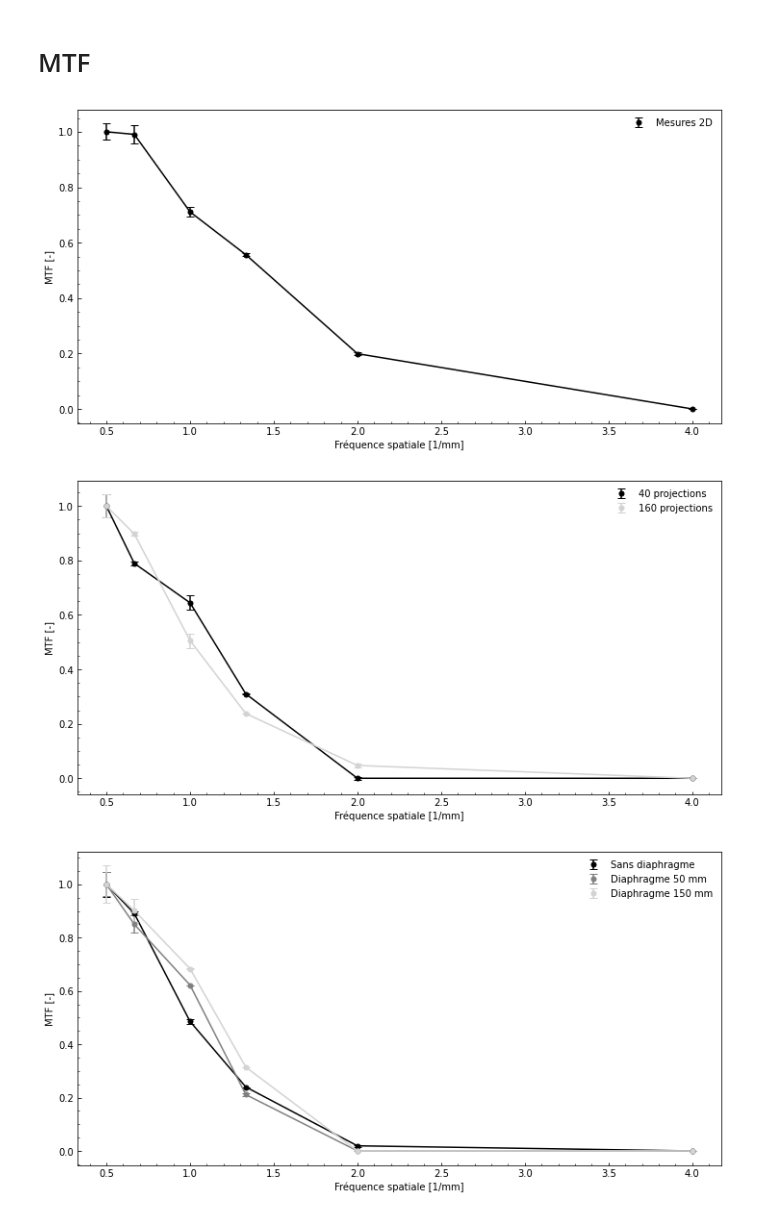
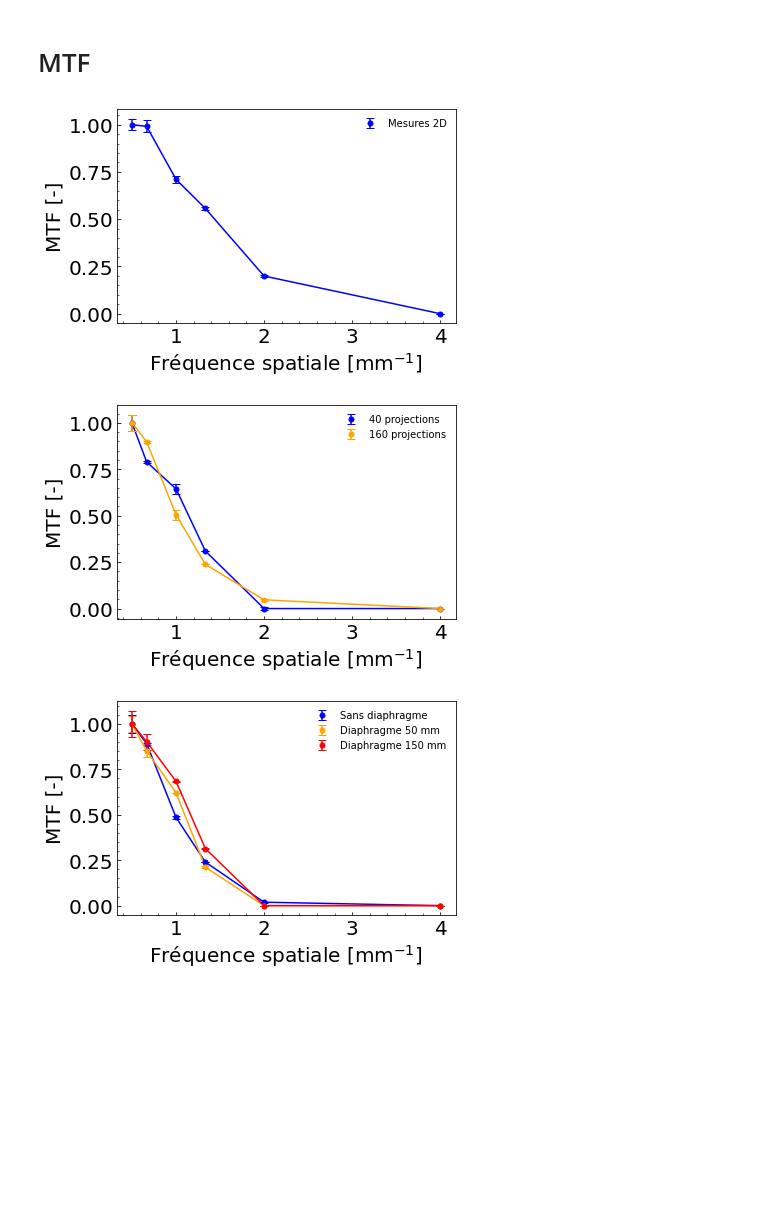
Before and after one commit to felixantoine1/labV_projet, a Jupyter notebook: analyse_partie4.ipynb, the cells around one changed output. Drawn from its saved outputs; the diff is of its cells as text; code cells hidden in the pictures; blank space fills up the shorter version.

```diff
--- a/analyse_partie4.ipynb
+++ b/analyse_partie4.ipynb
@@ -528,56 +528,53 @@ figure_plot_p4(partie4_3d_320_200_y)
 # %%
 x_scale = [1/2, 1/1.5, 1 ,1/0.75,1/0.50,1/0.25]
 # %%
-
-mpl.figure(figsize=(12,6))
-mpl.errorbar(x_scale, mtfs_partie4_2d_y, yerr=std_mts_partie4_2d_y, color="k", fmt='o', capsize=4, markersize=5, linestyle='', label='Mesures 2D')
-mpl.plot(x_scale, mtfs_partie4_2d_y,color="k")
-mpl.ylabel("MTF [-]")
-mpl.xlabel("Fréquence spatiale [1/mm]")
+mpl.errorbar(x_scale, mtfs_partie4_2d_y, yerr=std_mts_partie4_2d_y, color="blue",fmt='o', capsize=4, markersize=5, linestyle='', label='Mesures 2D')
+mpl.plot(x_scale, mtfs_partie4_2d_y, color="blue")
+mpl.ylabel("MTF [-]", fontsize=20)
+mpl.xlabel("Fréquence spatiale [mm$^{-1}$]", fontsize=20)
 mpl.legend(frameon=False)
-mpl.tick_params(axis='both', which='both', direction='in')
+mpl.tick_params(axis='both', which='both', direction='in', labelsize=20)
 mpl.minorticks_on()
+mpl.tight_layout()
 
 mpl.show()
 # %% [output]
-[figure, old version]
+[figure, new version]
 # %%
-
-mpl.figure(figsize=(12,6))
 mpl.errorbar(x_scale, mtfs_partie4_3d_040_025_ramlack_y_v2, yerr=std_mtfs_partie4_3d_160_025_ramlack_y,
-             color="k", fmt='o', capsize=4, markersize=5, linestyle='', label='40 projections')
-mpl.plot(x_scale, mtfs_partie4_3d_040_025_ramlack_y_v2, color="k")
+             color="blue", fmt='o', capsize=4, markersize=5, linestyle='', label='40 projections')
+mpl.plot(x_scale, mtfs_partie4_3d_040_025_ramlack_y_v2, color="blue")
 mpl.errorbar(x_scale, mtfs_partie4_3d_160_025_ramlack_y, yerr=std_mtfs_partie4_3d_160_025_ramlack_y,
-             color="lightgrey", fmt='o', capsize=4, markersize=5, linestyle='', label='160 projections')
-mpl.plot(x_scale, mtfs_partie4_3d_160_025_ramlack_y, color="lightgrey")
-mpl.ylabel("MTF [-]")
-mpl.xlabel("Fréquence spatiale [1/mm]")
+             color="orange", fmt='o', capsize=4, markersize=5, linestyle='', label='160 projections')
+mpl.plot(x_scale, mtfs_partie4_3d_160_025_ramlack_y, color="orange")
+mpl.ylabel("MTF [-]", fontsize=20)
+mpl.xlabel("Fréquence spatiale [mm$^{-1}$]", fontsize=20)
 mpl.legend(frameon=False)
-mpl.tick_params(axis='both', which='both', direction='in')
+mpl.tick_params(axis='both', which='both', direction='in', labelsize=20)
 mpl.minorticks_on()
+mpl.tight_layout()
 
 mpl.show()
 # %% [output]
-[figure, old version]
+[figure, new version]
 # %%
-
-mpl.figure(figsize=(12,6))
 mpl.errorbar(x_scale, mtfs_partie4_3d_320_025_y, yerr=std_mtfs_partie4_3d_320_025_y,
-             color="k", fmt='o', capsize=4, markersize=5, linestyle='', label='Sans diaphragme')
-mpl.plot(x_scale, mtfs_partie4_3d_320_025_y,color="k")
-mpl.plot(x_scale, mtfs_partie4_3d_320_025_dia050_y, color="grey")
+             color="blue", fmt='o', capsize=4, markersize=5, linestyle='', label='Sans diaphragme')
+mpl.plot(x_scale, mtfs_partie4_3d_320_025_y,color="blue")
+mpl.plot(x_scale, mtfs_partie4_3d_320_025_dia050_y, color="orange")
 mpl.errorbar(x_scale, mtfs_partie4_3d_320_025_dia050_y, yerr=std_mtfs_partie4_3d_320_025_dia050_y,
-             color="grey",fmt='o', capsize=4, markersize=5, linestyle='', label='Diaphragme 50 mm')
-mpl.plot(x_scale, mtfs_partie4_3d_320_025_dia150_y, color="lightgrey")
+             color="orange",fmt='o', capsize=4, markersize=5, linestyle='', label='Diaphragme 50 mm')
+mpl.plot(x_scale, mtfs_partie4_3d_320_025_dia150_y, color="red")
 mpl.errorbar(x_scale, mtfs_partie4_3d_320_025_dia150_y, yerr=std_mtfs_partie4_3d_320_025_dia150_y,
-             color="lightgrey", fmt='o', capsize=4, markersize=5, linestyle='', label='Diaphragme 150 mm')
-mpl.ylabel("MTF [-]")
-mpl.xlabel("Fréquence spatiale [1/mm]")
+             color="red", fmt='o', capsize=4, markersize=5, linestyle='', label='Diaphragme 150 mm')
+mpl.ylabel("MTF [-]", fontsize=20)
+mpl.xlabel("Fréquence spatiale [mm$^{-1}$]", fontsize=20)
 mpl.legend(frameon=False)
-mpl.tick_params(axis='both', which='both', direction='in')
+mpl.tick_params(axis='both', which='both', direction='in', labelsize=20)
 mpl.minorticks_on()
+mpl.tight_layout()
 
 mpl.show()
 # %% [output]
-[figure, old version]
+[figure, new version]
 # %%
```
Also changed, not shown: parts of 1 cell of this notebook, 2 other files.
